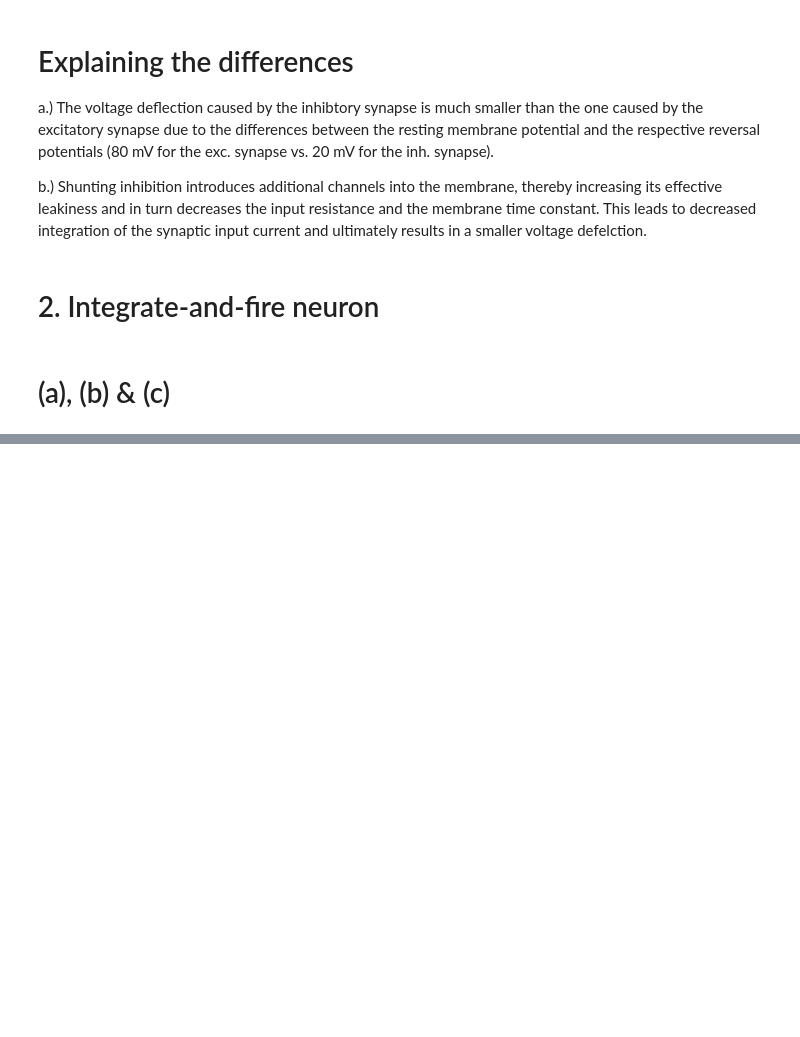
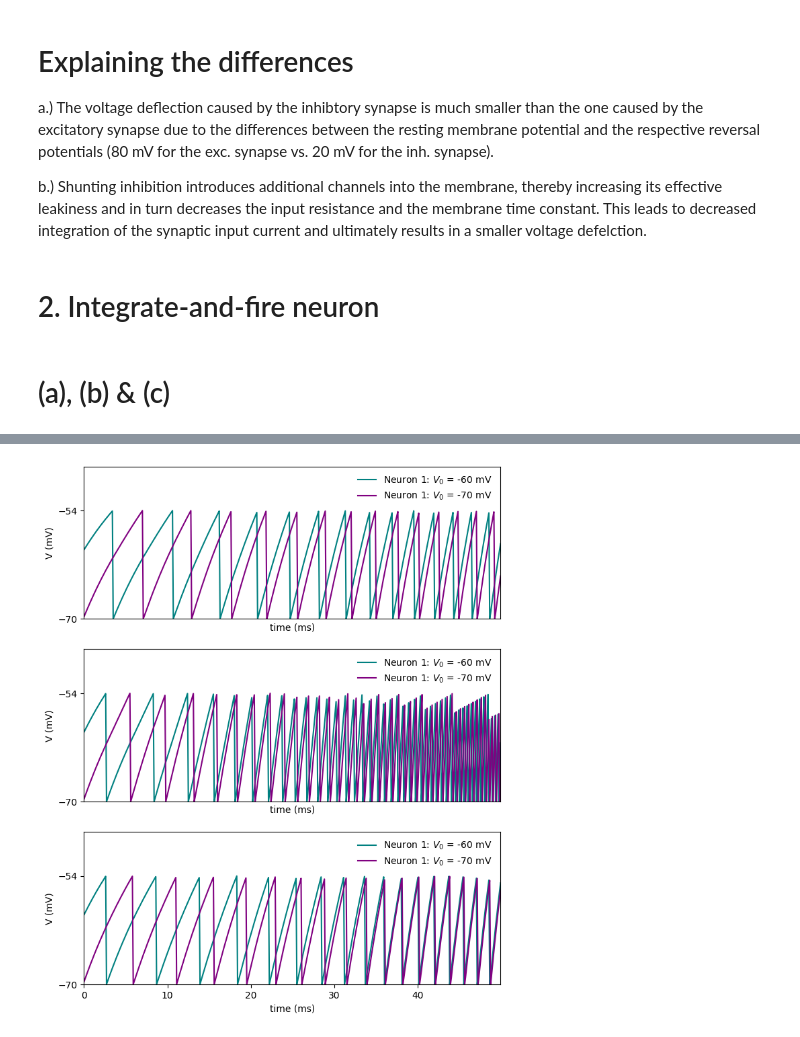
Before and after one commit to janovovo/MNS_CP_Part2, a Jupyter notebook: CP5_Jano.ipynb, the cells around one changed output, grey strips where cells are left out. Cells and saved outputs as stored; diff of their text form; code cells hidden in the pictures; blank space fills up the shorter version.

```diff
--- a/CP5_Jano.ipynb
+++ b/CP5_Jano.ipynb
@@ -274,0 +398,28 @@ plt.show()
+# %%
+pars_I = pars_1.copy()
+pars_I['I_e'] = 3*10**-9
+
+pars_g = pars_1.copy()
+pars_g['g_star'] = 2*pars_1['g_star']
+
+pars_tau = pars_1.copy()
+pars_tau['tau_syn'] = 2*pars_1['tau_syn']
+# %%
+fig, (ax1, ax2, ax3) = plt.subplots(3, 1, figsize=(8, 10))
+
+for pars, ax in zip([pars_I, pars_g, pars_tau], [ax1, ax2, ax3]):
+    result = euler_synaptic_coupling(tmax=0.05, dt=1e-4, ics1=ics1, ics2=ics2, pars1=pars, pars2=pars, reset=True)
+    ax.plot(result['ts'], result['V_t1'], label="Neuron 1: $V_0$ = -60 mV")
+    ax.plot(result['ts'], result['V_t2'], label="Neuron 1: $V_0$ = -70 mV")
+    ax.legend(frameon=False)
+    ax.set_xlim(min(result['ts']), max(result['ts']))
+    ax.set_yticks([-70, -54])
+    ax.set_ylim([-70, -47.5])
+    ax.set_ylabel('V (mV)')
+    ax.set_xlabel('time (ms)')
+    if ax != ax3:
+        ax.set_xticks([])
+
+plt.show()
+# %% [output]
+[figure, added]
```
Also changed, not shown: parts of 8 cells of this notebook.
